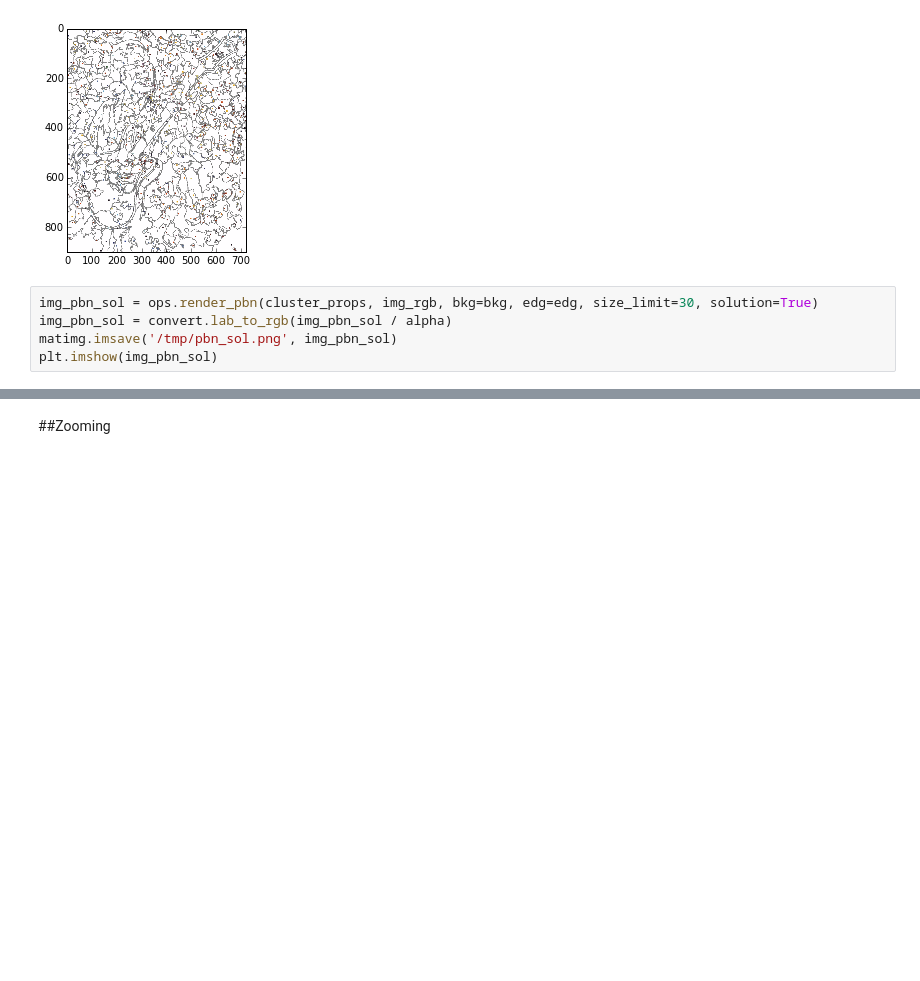
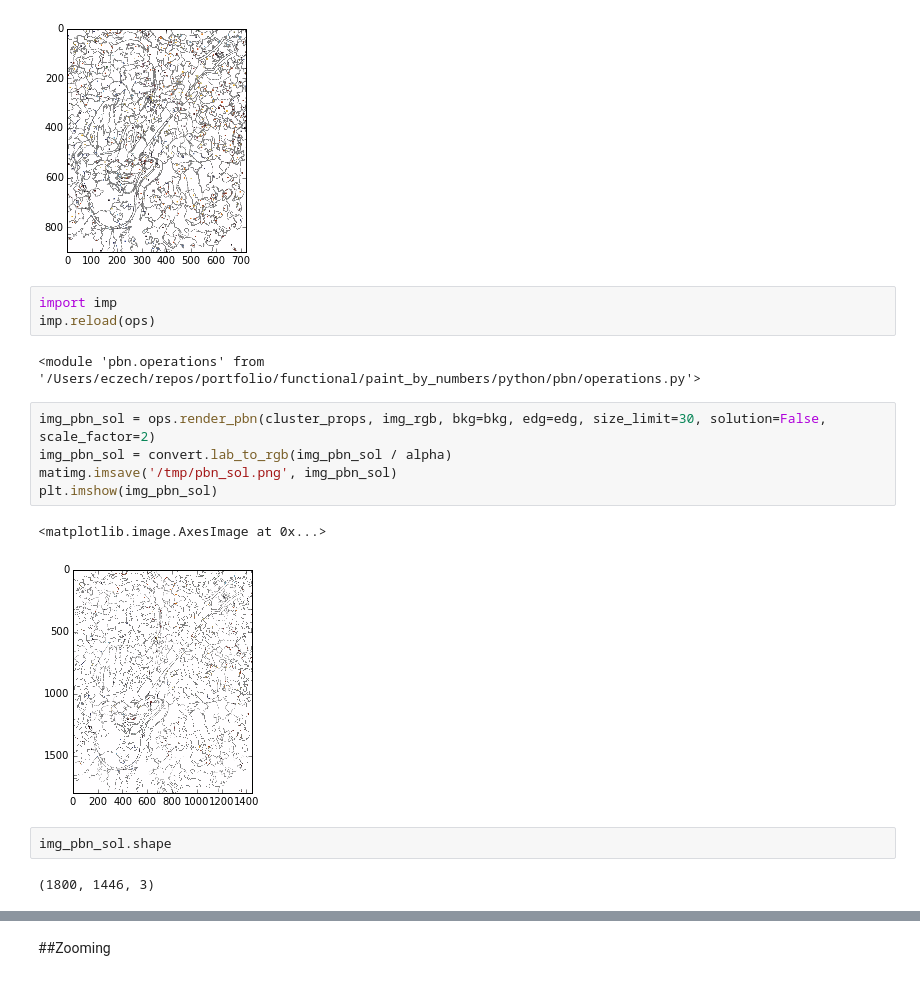
Before and after one commit to eric-czech/portfolio, a Jupyter notebook: demonstrative/python/notebooks/paint_by_numbers/image_ml_pbn2.ipynb, the cells around one changed output, grey strips where cells are left out. Drawn from its saved outputs; the diff is of its cells as text; blank space fills up the shorter version.

```diff
--- a/demonstrative/python/notebooks/paint_by_numbers/image_ml_pbn2.ipynb
+++ b/demonstrative/python/notebooks/paint_by_numbers/image_ml_pbn2.ipynb
@@ -295,8 +295,20 @@ plt.imshow(img_pbn)
 # %% [output]
 <matplotlib.image.AxesImage at 0x...>
 [figure]
+# %%
+import imp
+imp.reload(ops)
+# %% [output]
+<module 'pbn.operations' from '/Users/eczech/repos/portfolio/functional/paint_by_numbers/python/pbn/operations.py'>
 # %%
-img_pbn_sol = ops.render_pbn(cluster_props, img_rgb, bkg=bkg, edg=edg, size_limit=30, solution=True)
+img_pbn_sol = ops.render_pbn(cluster_props, img_rgb, bkg=bkg, edg=edg, size_limit=30, solution=False, scale_factor=2)
 img_pbn_sol = convert.lab_to_rgb(img_pbn_sol / alpha)
 matimg.imsave('/tmp/pbn_sol.png', img_pbn_sol)
 plt.imshow(img_pbn_sol)
+# %% [output]
+<matplotlib.image.AxesImage at 0x...>
+[figure, added]
+# %%
+img_pbn_sol.shape
+# %% [output]
+(1800, 1446, 3)
```
Also changed, not shown: parts of 5 cells of this notebook, 13 other files.
